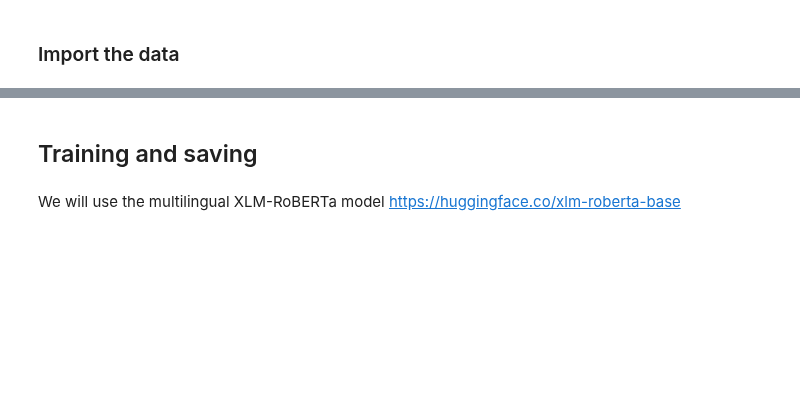
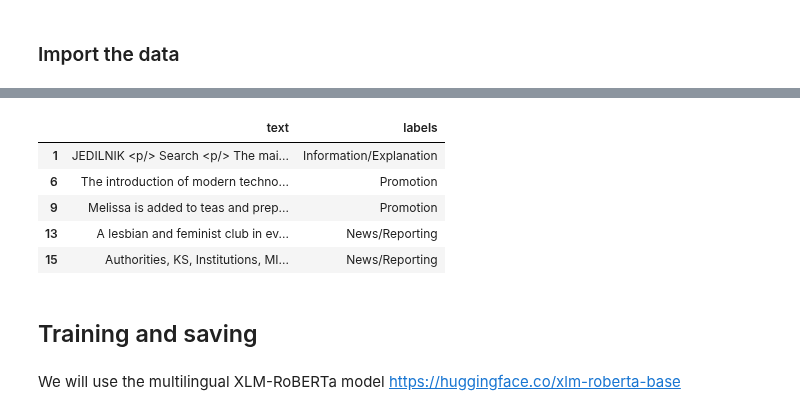
Before and after one commit to TajaKuzman/Genre-Datasets-Comparison, a Jupyter notebook: 2.51-MT-GINCO-downcast-classifier-training.ipynb, the cells around one changed output, grey strips where cells are left out. Saved outputs shown, nothing was run; the diff lists cells and outputs as text; code cells hidden in the pictures; blank space fills up the shorter version.

```diff
--- a/2.51-MT-GINCO-downcast-classifier-training.ipynb
+++ b/2.51-MT-GINCO-downcast-classifier-training.ipynb
@@ -58,3 +63,17 @@ train_df.head()
+# %%
+# Use only the first 2 columns
+train_df = train_df.drop(columns=["split"])
+test_df = test_df.drop(columns=["split"])
+dev_df = dev_df.drop(columns=["split"])
+# %%
+dev_df.head()
+# %% [output]
+|  | text | labels |
+| 1 | JEDILNIK <p/> Search <p/> The mai... | Information/Explanation |
+| 6 | The introduction of modern techno... | Promotion |
+| 9 | Melissa is added to teas and prep... | Promotion |
+| 13 | A lesbian and feminist club in ev... | News/Reporting |
+| 15 | Authorities, KS, Institutions, MI... | News/Reporting |
 # %% [markdown]
 ## Training and saving
 # %% [markdown]
```
Also changed, not shown: parts of 9 cells of this notebook, 1 other file.
